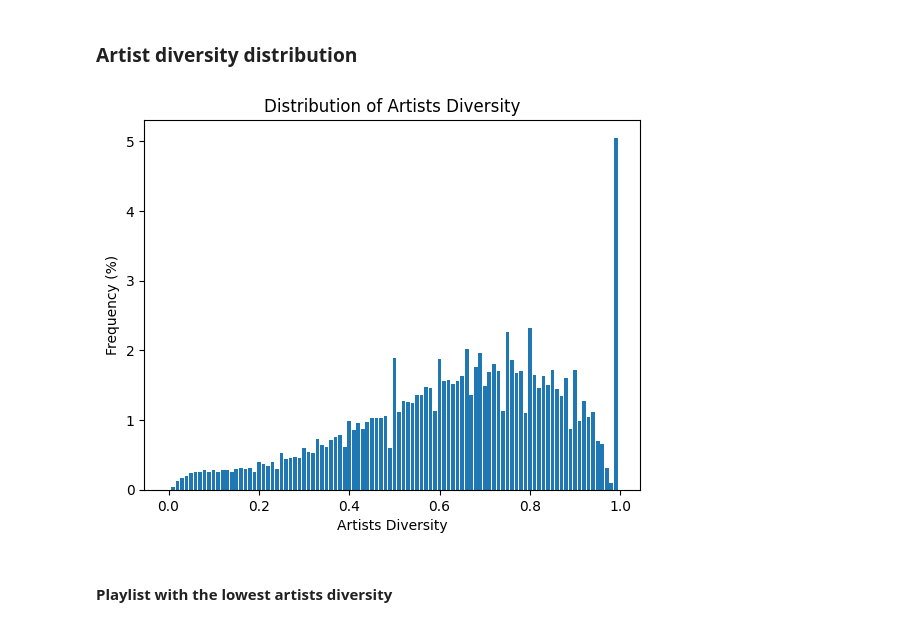
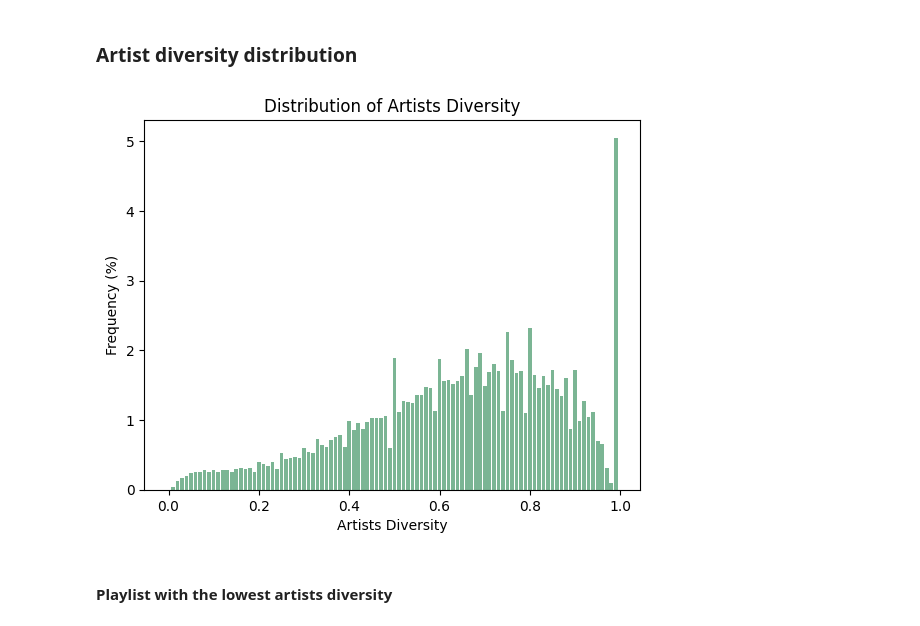
Before and after one commit to ersimpson/ece143final, a Jupyter notebook: src/EDA.ipynb, the cells around one changed output. Cells and saved outputs as stored; diff of their text form; code cells hidden in the pictures.

```diff
--- a/src/EDA.ipynb
+++ b/src/EDA.ipynb
@@ -74,18 +75,18 @@ artist_diversity = get_artist_diversity_distribution(tracks_df, playlist_tracks_
 # %%
 bins = np.linspace(0.0, 1.0, 101)
 
 # Count the number of elements in each bin
 counts, _ = np.histogram(artist_diversity, bins=bins)
 counts = counts / np.sum(counts) * 100
 
 # Plot the bar graph
-plt.bar(bins[:-1], counts, width=0.008)  # Adjust width as needed
+plt.bar(bins[:-1], counts, width=0.008, color="#7BB594")  # Adjust width as needed
 plt.xlabel("Artists Diversity")
 plt.ylabel("Frequency (%)")
 plt.title("Distribution of Artists Diversity")
 plt.show()
 # %% [output]
-[figure, old version]
+[figure, new version]
 # %% [markdown]
 #### Playlist with the lowest artists diversity
 # %%
```
Also changed, not shown: parts of 7 cells of this notebook, 1 other file.
